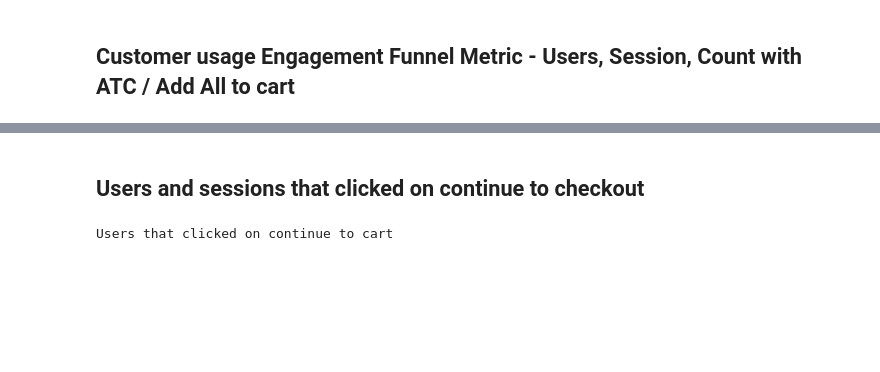
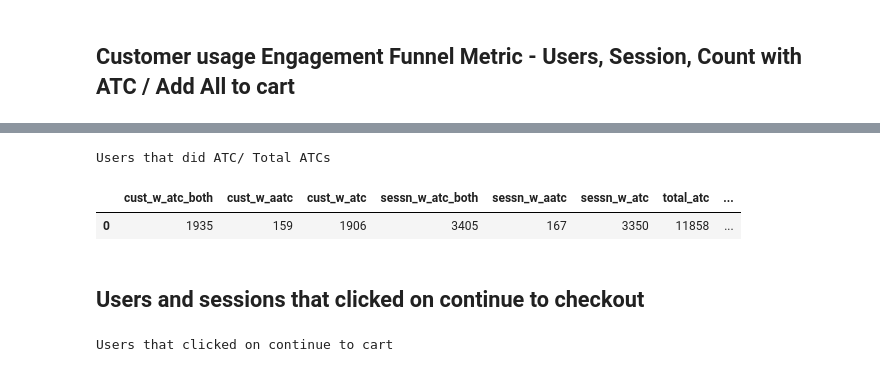
Before and after one commit to kanaktiwari-wal/Raptor-Scorecard-Metric, a Jupyter notebook: raptor_scorecard_metrics.ipynb, the cells around one changed output, grey strips where cells are left out. Drawn from its saved outputs; the diff is of its cells as text; code cells hidden in the pictures; blank space fills up the shorter version.

```diff
--- a/raptor_scorecard_metrics.ipynb
+++ b/raptor_scorecard_metrics.ipynb
@@ -784,3 +673,61 @@ Users that did ATC/ Total ATCs
+# %%
+print("Users that did ATC/ Total ATCs")
+sql = f"""
+WITH invited_users AS (
+SELECT DISTINCT pg_cust_acct_id AS pg_cust_id
+FROM gpadata_analytics.{invited_users}),
+
+atc_clicks as (SELECT event_dt,
+       pg_cust_id,
+       brwsr_sessn_cooke_val,
+       actn_catg_nm,
+       actn_sub_catg_nm,
+       cntxt_nm,
+       CAST(from_unixtime(cast(event_ts_epoch as double) / 1000) AT TIME ZONE 'America/Los_Angeles' AS timestamp) AS event_ts_epoch,
+       json_extract_scalar(page_attr, '$.nm') AS page_nm,
+       json_extract_scalar(payload_txt, '$.r') AS ref_page,
+       json_extract_scalar(payload_txt, '$.overlayName') AS overlay_nm,
+       COALESCE(json_extract_scalar(payload_txt, '$.itemDetails.itemId'),
+                json_extract_scalar(payload_txt, '$.itemId'),
+                json_extract_scalar(payload_txt, '$.itemDetails.usitemId')) AS item_id,
+       MAX(json_extract_scalar(payload_txt, '$.shopId')) shop_id
+FROM ww_csd_dl_tables.csd_site_traffic_rptr_event_log_vw
+WHERE event_dt BETWEEN DATE '{start_dt}' AND DATE '{end_dt}'
+AND (assoc_ind = 'false' OR assoc_ind is null) -- Exclude the associates
+AND actn_catg_nm = 'onClick'
+AND actn_sub_catg_nm in ('addToCart', 'addAllToCart')
+AND json_extract_scalar(page_attr, '$.nm') != 'arPlatform'
+GROUP BY 1,2,3,4,5,6,7,8,9,10,11),
+
+dedupe AS (SELECT a.*,
+          row_number() OVER (PARTITION BY a.pg_cust_id, brwsr_sessn_cooke_val, actn_sub_catg_nm, item_id ORDER BY shop_id DESC, overlay_nm DESC, event_ts_epoch) AS rn_atc, -- Remove duplicates add to carts
+          row_number() OVER (PARTITION BY a.pg_cust_id, brwsr_sessn_cooke_val, actn_sub_catg_nm, cntxt_nm, shop_id, item_id ORDER BY event_ts_epoch) AS rn_aatc -- Remove duplicates add all to carts
+FROM atc_clicks a
+JOIN invited_users i
+ON i.pg_cust_id = a.pg_cust_id)
+
+SELECT
+    COUNT(DISTINCT a.pg_cust_id) AS cust_w_atc_both,
+    COUNT(DISTINCT CASE WHEN actn_sub_catg_nm = 'addAllToCart' THEN a.pg_cust_id END) AS cust_w_aatc,
+    COUNT(DISTINCT CASE WHEN actn_sub_catg_nm = 'addToCart' THEN a.pg_cust_id END) AS cust_w_atc,
+    COUNT(DISTINCT brwsr_sessn_cooke_val) AS sessn_w_atc_both,
+    COUNT(DISTINCT CASE WHEN actn_sub_catg_nm = 'addAllToCart' THEN a.brwsr_sessn_cooke_val END) AS sessn_w_aatc,
+    COUNT(DISTINCT CASE WHEN actn_sub_catg_nm = 'addToCart' THEN a.brwsr_sessn_cooke_val END) AS sessn_w_atc,
+    COUNT(*) AS total_atc,
+    COUNT(CASE WHEN actn_sub_catg_nm = 'addToCart' THEN 1 END) AS count_w_atc,
+    COUNT(CASE WHEN actn_sub_catg_nm = 'addAllToCart' THEN 1 END) AS count_w_aatc
+FROM dedupe a
+WHERE CASE WHEN actn_sub_catg_nm = 'addToCart' THEN rn_atc = 1 ELSE rn_aatc = 1 END
+"""
+cur.execute(sql)
+rows = cur.fetchall()
+cols = [desc[0] for desc in cur.description]  # extract column names
+atc_users = pd.DataFrame(rows, columns=cols)
+atc_users.head()
+# %% [output]
+Users that did ATC/ Total ATCs
+|  | cust_w_atc_both | cust_w_aatc | cust_w_atc | sessn_w_atc_both | sessn_w_aatc | sessn_w_atc | total_atc | ... |
+| 0 | 1935 | 159 | 1906 | 3405 | 167 | 3350 | 11858 | ... |
 # %% [markdown]
 ## Users and sessions that clicked on continue to checkout
 # %%
```
Also changed, not shown: parts of 39 cells of this notebook.
